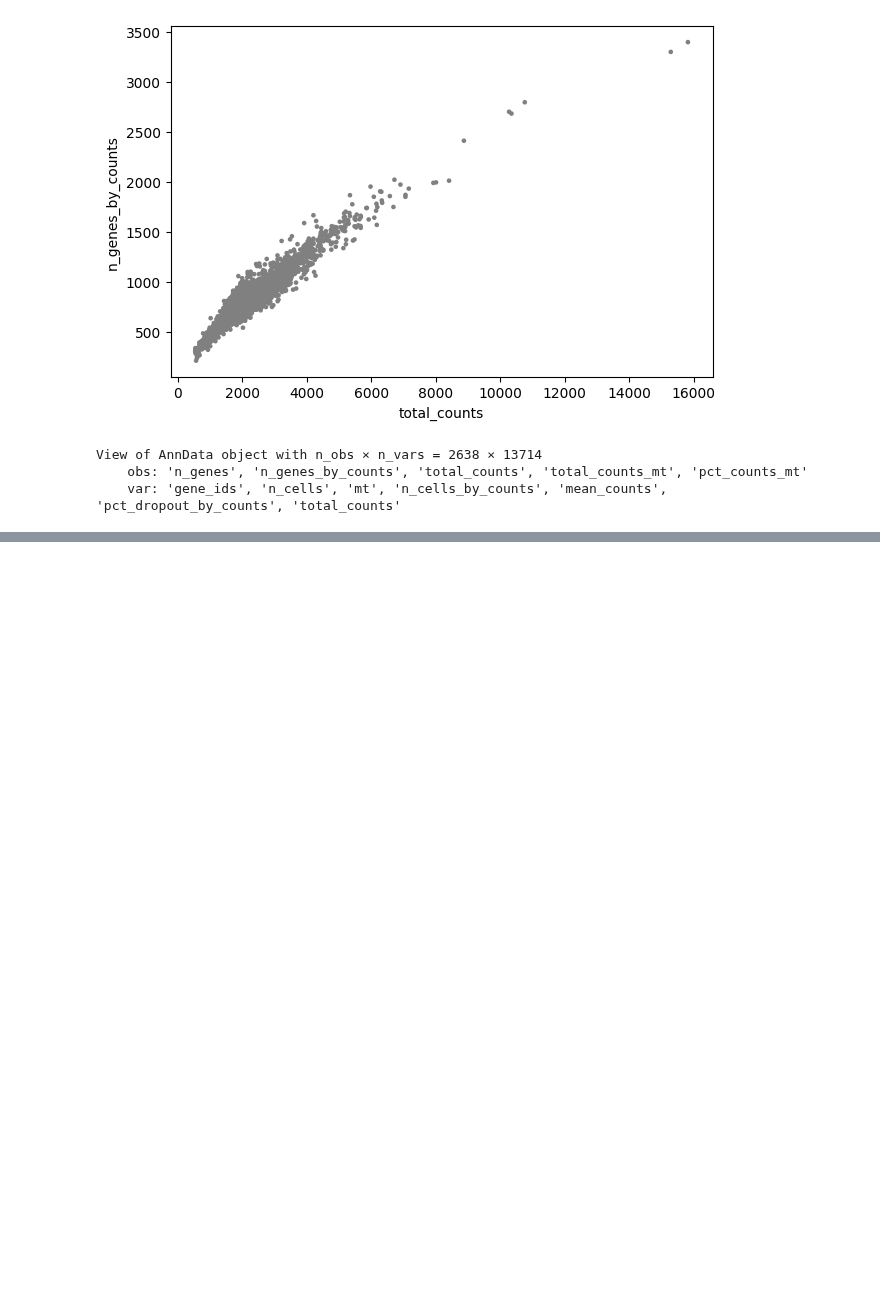
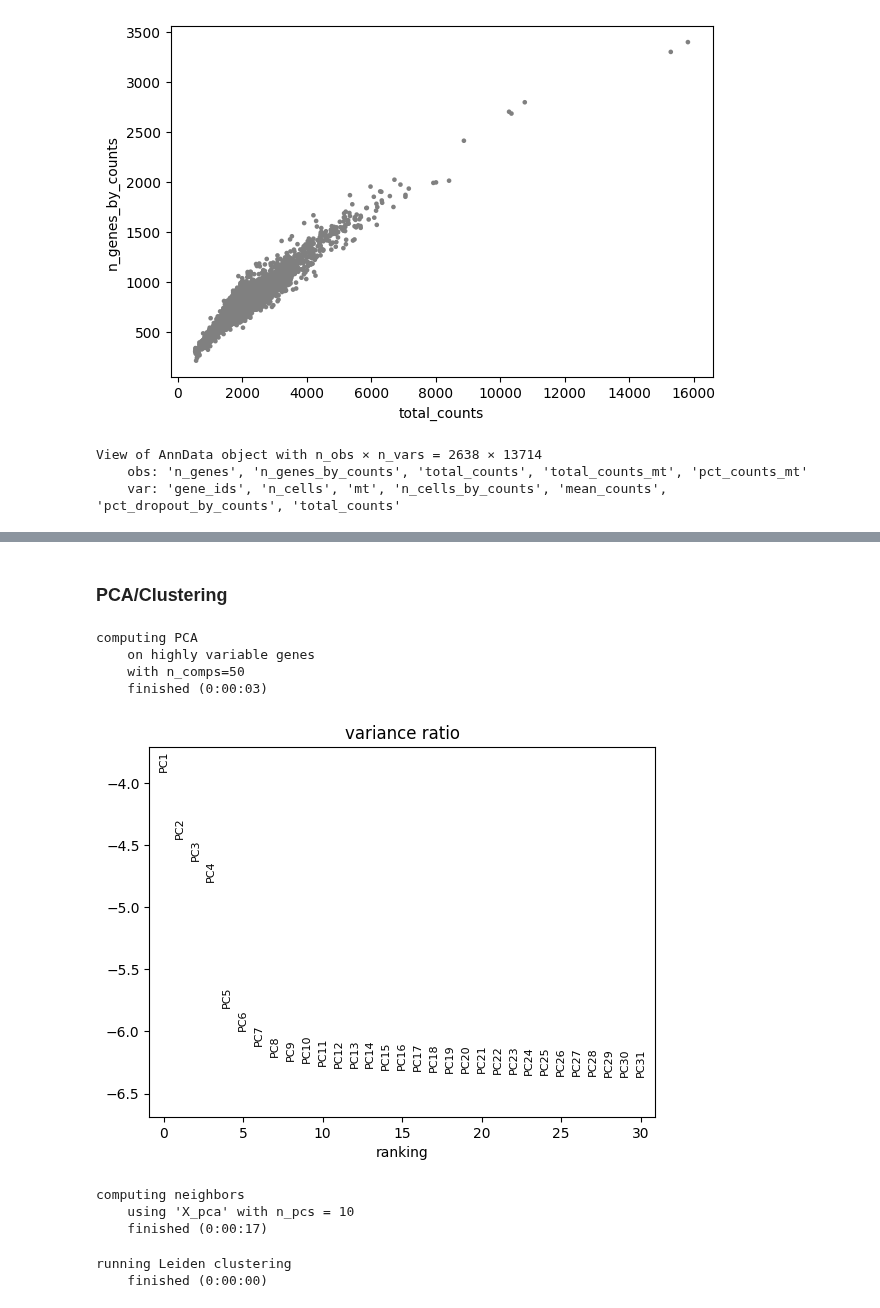
Before and after one commit to Jiarong-L/notes, a Jupyter notebook: docs/Bioinfo/Blocks/Scanpy/scanpy.ipynb, the cells around one changed output, grey strips where cells are left out. Cells and saved outputs as stored; diff of their text form; code cells hidden in the pictures; blank space fills up the shorter version.

```diff
--- a/docs/Bioinfo/Blocks/Scanpy/scanpy.ipynb
+++ b/docs/Bioinfo/Blocks/Scanpy/scanpy.ipynb
@@ -75,0 +106,30 @@ View of AnnData object with n_obs × n_vars = 2638 × 13714
+# %% [markdown]
+### PCA/Clustering
+# %%
+sc.tl.pca(adata, svd_solver="arpack")
+sc.pl.pca_variance_ratio(adata, log=True)
+# %% [output]
+computing PCA
+    on highly variable genes
+    with n_comps=50
+    finished (0:00:03)
+[figure, added]
+# %%
+## KNN graph  : adata.uns['neighbors']
+sc.pp.neighbors(adata, n_neighbors=10, n_pcs=10)
+# %% [output]
+computing neighbors
+    using 'X_pca' with n_pcs = 10
+    finished (0:00:17)
+# %%
+## Clustering
+sc.tl.leiden(
+    adata,
+    resolution=0.9,
+    random_state=0,
+    n_iterations=2,
+    directed=False,
+)
+# %% [output]
+running Leiden clustering
+    finished (0:00:00)
```
Also changed, not shown: parts of 20 cells of this notebook, 6 other files.
